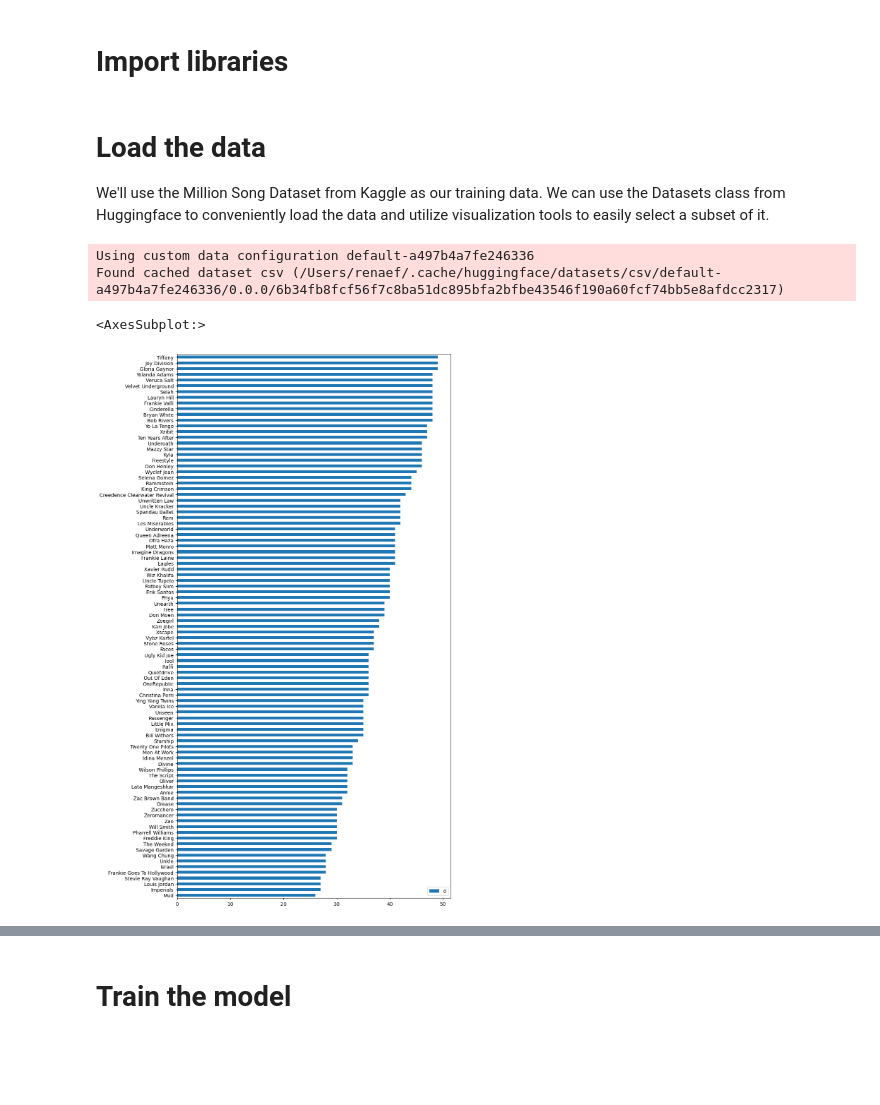
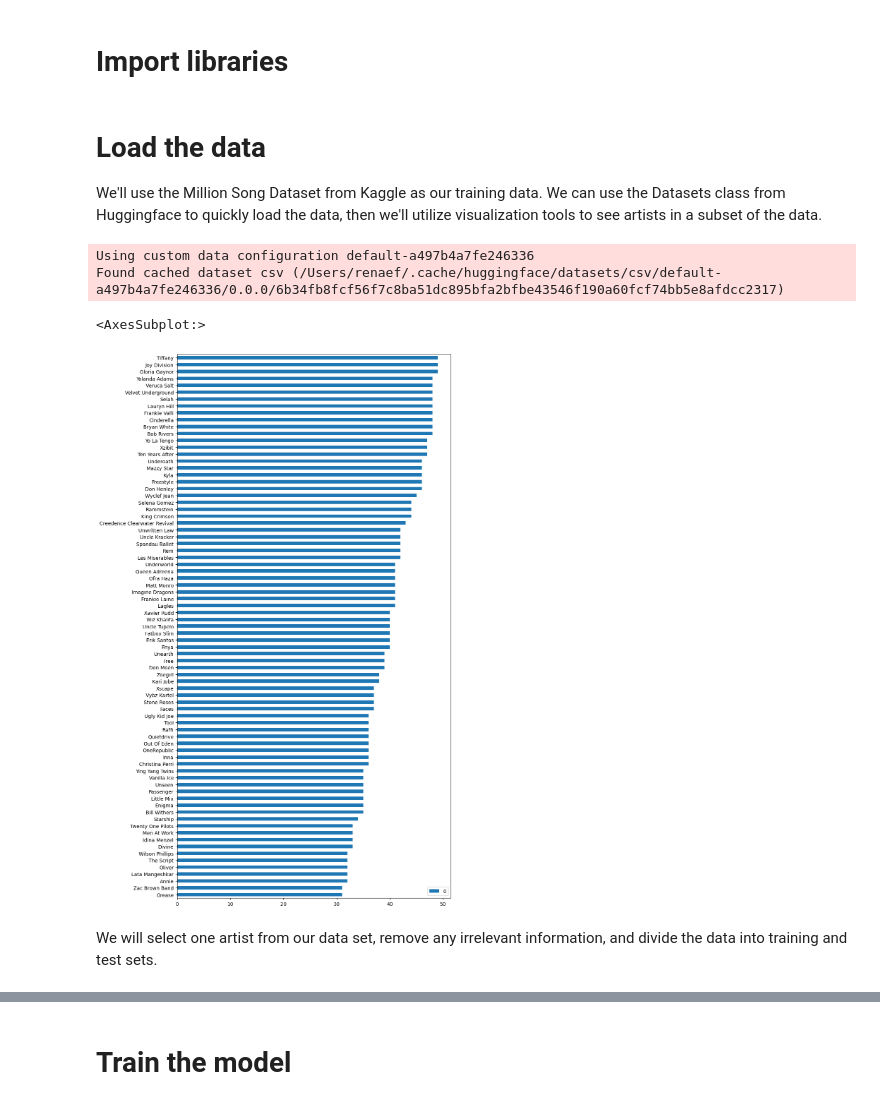
Before and after one commit to rfishe02/mlapp-demo, a Jupyter notebook: model.ipynb, the cells around one changed output, grey strips where cells are left out. Saved outputs shown, nothing was run; the diff lists cells and outputs as text; code cells hidden in the pictures; blank space fills up the shorter version.

Commit message:
Added more information about the function of the code.

```diff
--- a/model.ipynb
+++ b/model.ipynb
@@ -10,27 +10,29 @@ from collections import Counter
 # %% [markdown]
 # Load the data
 
-We'll use the Million Song Dataset from Kaggle as our training data. We can use the Datasets class from Huggingface to conveniently load the data and utilize visualization tools to easily select a subset of it.
+We'll use the Million Song Dataset from Kaggle as our training data. We can use the Datasets class from Huggingface to quickly load the data, then we'll utilize visualization tools to see artists in a subset of the data.
 # %%
 # Load the data and discard the dictionary wrapper.
 dataset = load_dataset("csv", data_files="./data/spotify_millsongdata.csv")['train']
 
 # Count how many times each artist appears in the data.
 artist_counts = Counter(dataset['artist'])
 
 # Choose artists with fewer than 50 and more than 25 songs.
-filtered_artists = dict(filter(lambda elem: elem[1] < 50 and elem[1] > 25, artist_counts.items()))
+filtered_artists = dict(filter(lambda elem: elem[1] < 50 and elem[1] > 30, artist_counts.items()))
 
 # Create a list of artists sorted by the number of songs they have in the data.
 sorted_artists = dict(sorted(filtered_artists.items(), key=lambda item: item[1]))
 
 # Plot the sorted list of artists.
 df = pandas.DataFrame.from_dict(sorted_artists, orient='index')
 df.plot(kind='barh',figsize=(10, 20))
 # %% [output]
 Using custom data configuration default-a497b4a7fe246336
 Found cached dataset csv (/Users/renaef/.cache/huggingface/datasets/csv/default-a497b4a7fe246336/0.0.0/6b34fb8fcf56f7c8ba51dc895bfa2bfbe43546f190a60fcf74bb5e8afdcc2317)
 <AxesSubplot:>
-[figure, old version]
+[figure, new version]
+# %% [markdown]
+We will select one artist from our data set, remove any irrelevant information, and divide the data into training and test sets.
 # %%
 # Choose one artist from this subset because it will be faster to fine-tune the model on fewer data (for this example).
```
Also changed, not shown: parts of 14 cells of this notebook, 1 other file.
